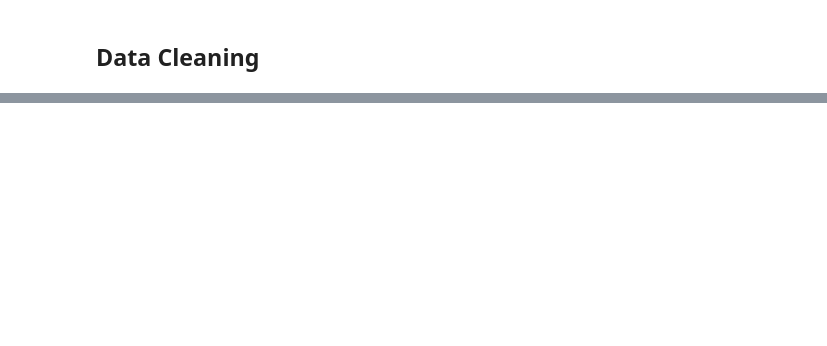
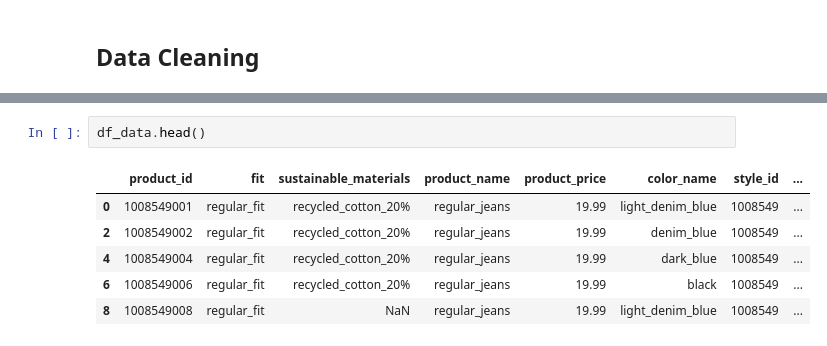
Before and after one commit to marxcerqueira/python-ds-ao-dev, a Jupyter notebook: DS_ao_Dev_ETL.ipynb, the cells around one changed output, grey strips where cells are left out. Drawn from its saved outputs; the diff is of its cells as text; blank space fills up the shorter version.

```diff
--- a/DS_ao_Dev_ETL.ipynb
+++ b/DS_ao_Dev_ETL.ipynb
@@ -472,0 +587,9 @@ df_data['product_name'] = df_data['product_name'].apply(lambda x: x.replace('\t'
+# %%
+df_data.head()
+# %% [output]
+|  | product_id | fit | sustainable_materials | product_name | product_price | color_name | style_id | ... |
+| 0 | 1008549001 | regular_fit | recycled_cotton_20% | regular_jeans | 19.99 | light_denim_blue | 1008549 | ... |
+| 2 | 1008549002 | regular_fit | recycled_cotton_20% | regular_jeans | 19.99 | denim_blue | 1008549 | ... |
+| 4 | 1008549004 | regular_fit | recycled_cotton_20% | regular_jeans | 19.99 | dark_blue | 1008549 | ... |
+| 6 | 1008549006 | regular_fit | recycled_cotton_20% | regular_jeans | 19.99 | black | 1008549 | ... |
+| 8 | 1008549008 | regular_fit | NaN | regular_jeans | 19.99 | light_denim_blue | 1008549 | ... |
```
Also changed, not shown: parts of 38 cells of this notebook, 3 other files.
